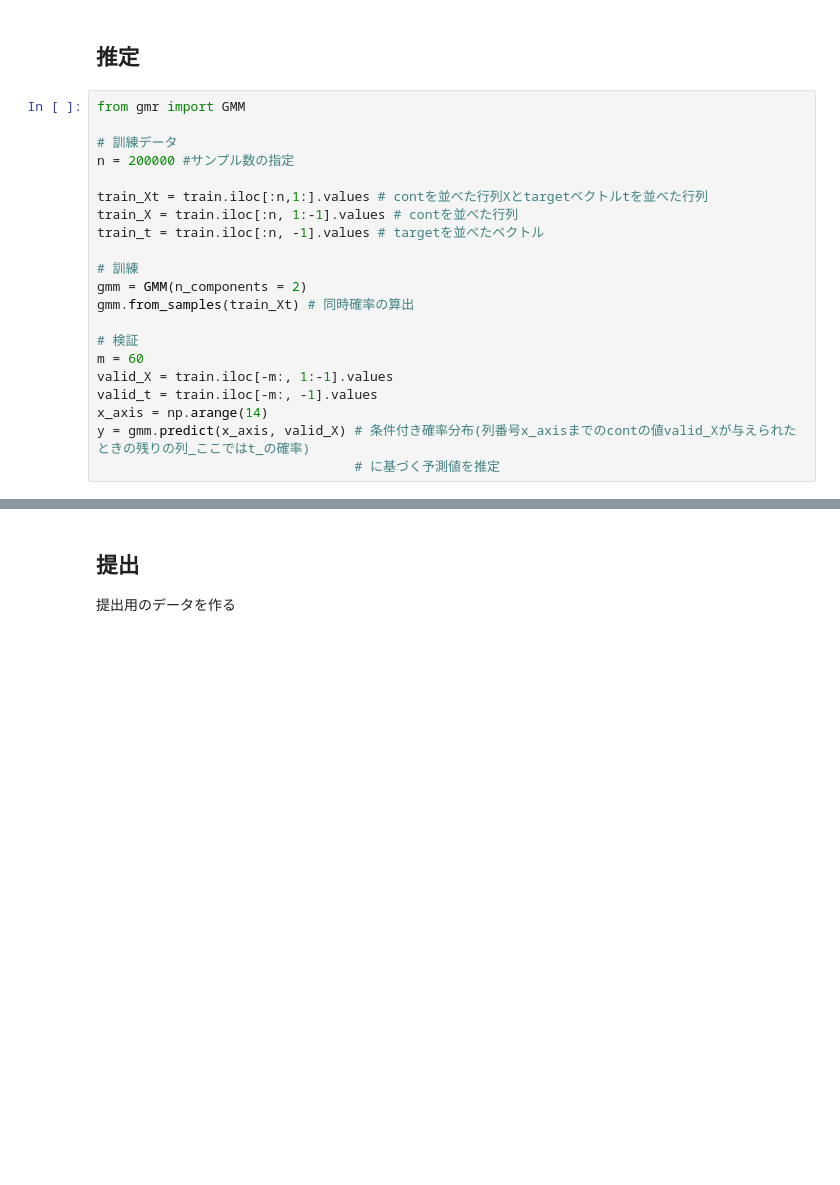
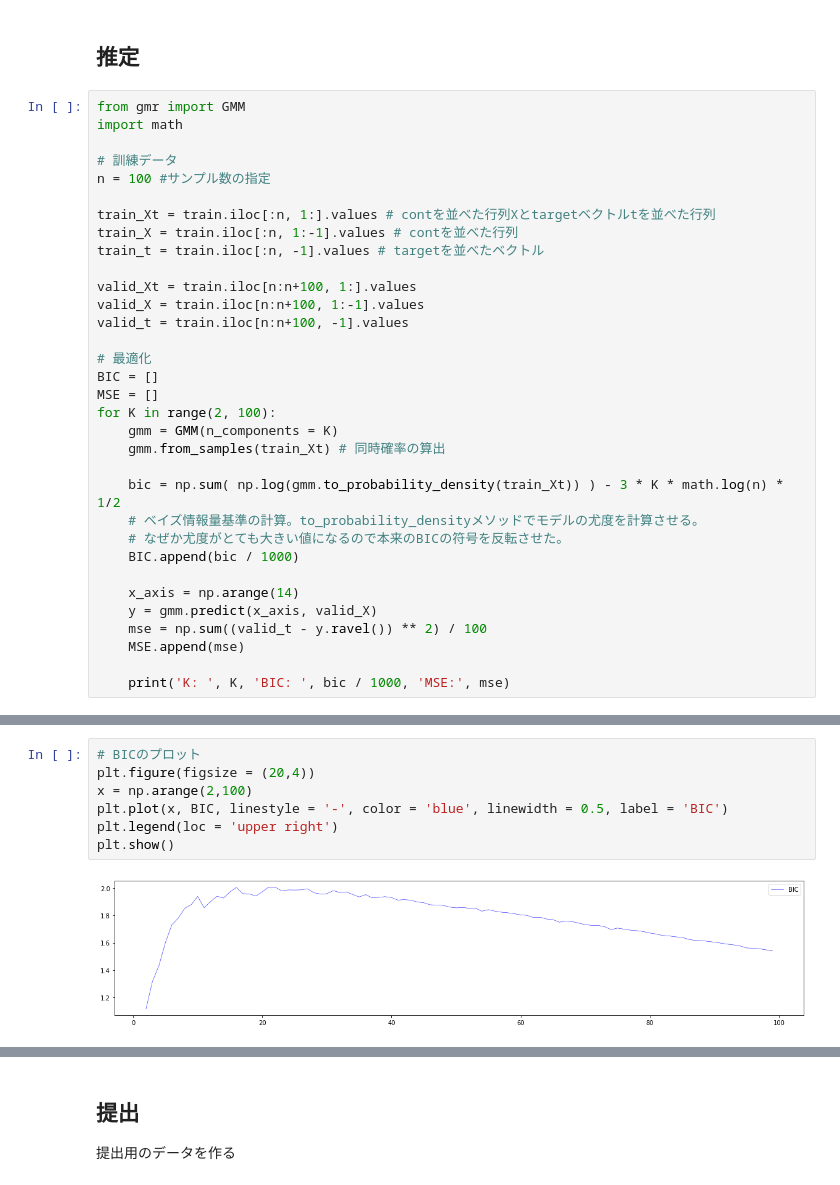
Before and after one commit to ryuji-hashimoto0110/Kaggle, a Jupyter notebook: tabular-playground-series-jan-2021/Regression.ipynb, the cells around one changed output, grey strips where cells are left out. Cells and saved outputs as stored; diff of their text form; blank space fills up the shorter version.

```diff
--- a/tabular-playground-series-jan-2021/Regression.ipynb
+++ b/tabular-playground-series-jan-2021/Regression.ipynb
@@ -161,22 +161,34 @@ $pip install pip install git+https://github.com/AlexanderFabisch/gmr.git
 ## 推定
 # %%
 from gmr import GMM
+import math
 
 # 訓練データ
-n = 200000 #サンプル数の指定
+n = 100 #サンプル数の指定
 
-train_Xt = train.iloc[:n,1:].values # contを並べた行列Xとtargetベクトルtを並べた行列
+train_Xt = train.iloc[:n, 1:].values # contを並べた行列Xとtargetベクトルtを並べた行列
 train_X = train.iloc[:n, 1:-1].values # contを並べた行列
 train_t = train.iloc[:n, -1].values # targetを並べたベクトル
 
-# 訓練
-gmm = GMM(n_components = 2)
-gmm.from_samples(train_Xt) # 同時確率の算出
+valid_Xt = train.iloc[n:n+100, 1:].values
+valid_X = train.iloc[n:n+100, 1:-1].values
+valid_t = train.iloc[n:n+100, -1].values
 
-# 検証
-m = 60
-valid_X = train.iloc[-m:, 1:-1].values
-valid_t = train.iloc[-m:, -1].values
-x_axis = np.arange(14)
-y = gmm.predict(x_axis, valid_X) # 条件付き確率分布(列番号x_axisまでのcontの値valid_Xが与えられたときの残りの列_ここではt_の確率)
-                                 # に基づく予測値を推定
+# 最適化
+BIC = []
+MSE = []
+for K in range(2, 100):
+    gmm = GMM(n_components = K)
+    gmm.from_samples(train_Xt) # 同時確率の算出
+
+    bic = np.sum( np.log(gmm.to_probability_density(train_Xt)) ) - 3 * K * math.log(n) * 1/2
+    # ベイズ情報量基準の計算。to_probability_densityメソッドでモデルの尤度を計算させる。
+    # なぜか尤度がとても大きい値になるので本来のBICの符号を反転させた。
+    BIC.append(bic / 1000)
+
+    x_axis = np.arange(14)
+    y = gmm.predict(x_axis, valid_X)
+    mse = np.sum((valid_t - y.ravel()) ** 2) / 100
+    MSE.append(mse)
+
+    print('K: ', K, 'BIC: ', bic / 1000, 'MSE:', mse)
@@ -182,0 +213,9 @@ y = gmm.predict(x_axis, valid_X) # 条件付き確率分布(列番号x_axisま
+# %%
+# BICのプロット
+plt.figure(figsize = (20,4))
+x = np.arange(2,100)
+plt.plot(x, BIC, linestyle = '-', color = 'blue', linewidth = 0.5, label = 'BIC')
+plt.legend(loc = 'upper right')
+plt.show()
+# %% [output]
+[figure, added]
```
Also changed, not shown: parts of 15 cells of this notebook.
